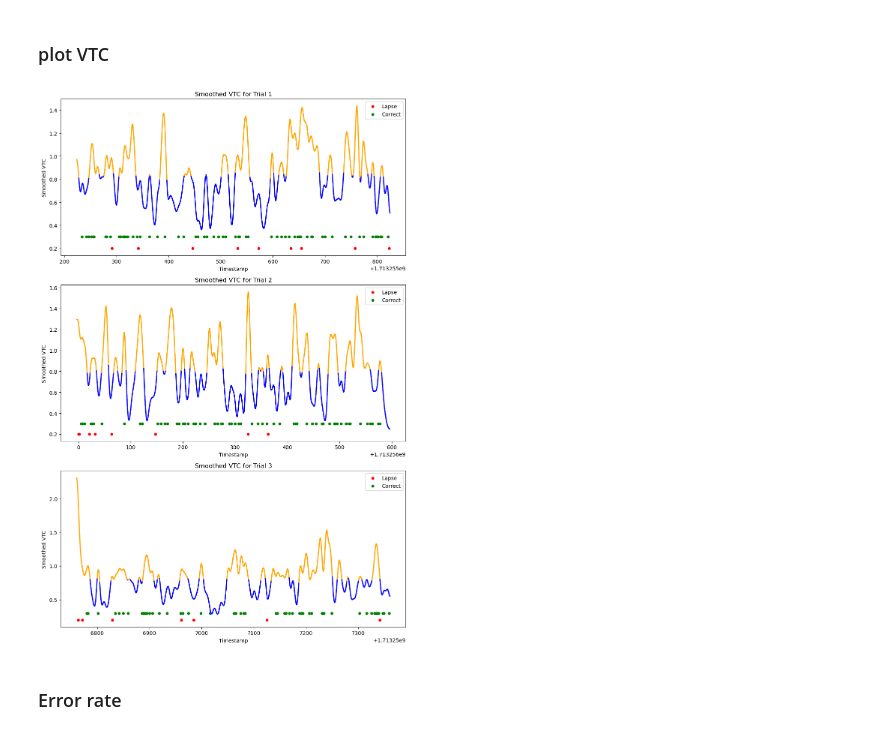
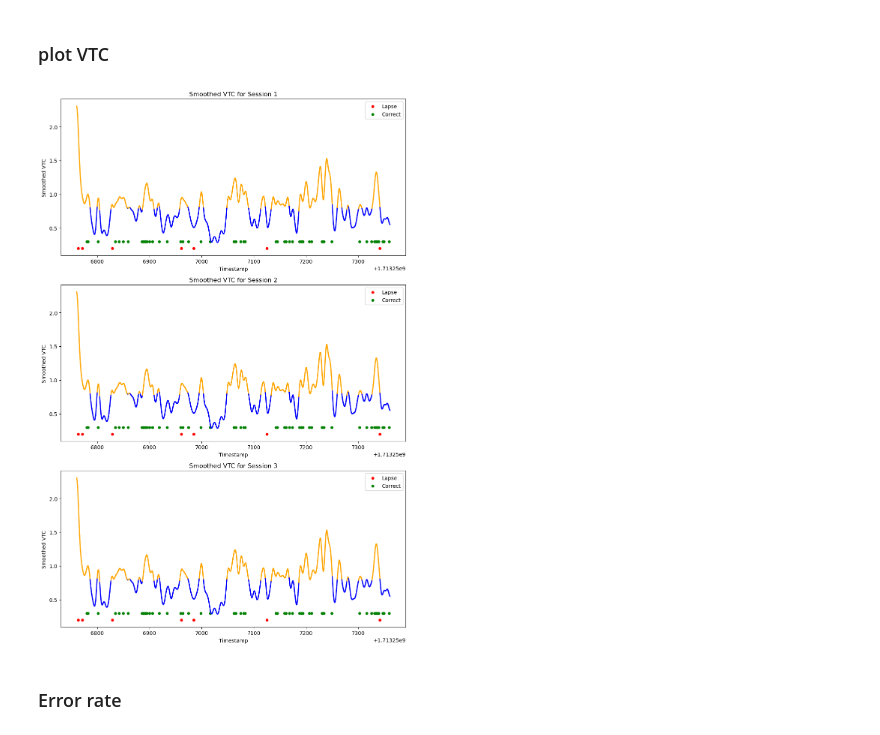
Before and after one commit to henrisuurorg/measure-attention-eeg, a Jupyter notebook: training/gradcpt_analysis.ipynb, the cells around one changed output. Drawn from its saved outputs; the diff is of its cells as text; code cells hidden in the pictures.

```diff
--- a/training/gradcpt_analysis.ipynb
+++ b/training/gradcpt_analysis.ipynb
@@ -19,10 +19,10 @@ gradcpt_data.head()
 # %%
 # Create a single column with categorical labels
 conditions = [
-    (gradcpt_data['Mountain'] & gradcpt_data['Button pressed']),
-    (~gradcpt_data['Mountain'] & ~gradcpt_data['Button pressed']),
-    (gradcpt_data['Mountain'] & ~gradcpt_data['Button pressed']),
-    (~gradcpt_data['Mountain'] & gradcpt_data['Button pressed'])
+    (gradcpt_data['Mountain'] & gradcpt_data['Button Pressed']),
+    (~gradcpt_data['Mountain'] & ~gradcpt_data['Button Pressed']),
+    (gradcpt_data['Mountain'] & ~gradcpt_data['Button Pressed']),
+    (~gradcpt_data['Mountain'] & gradcpt_data['Button Pressed'])
 ]
 choices = ['Lapse', 'Omission', 'Correct', 'Baseline']
 gradcpt_data['Condition'] = np.select(conditions, choices)
@@ -37,0 +303,25 @@ gradcpt_data.head()
+# %%
+import seaborn as sns
+import matplotlib.pyplot as plt
+from scipy import stats
+
+# Use Seaborn to create a scatter plot with a regression line
+plt.figure(figsize=(10, 6))
+ax = sns.regplot(x='Lapse Rate', y='CV Rate', data=aggregated_data,
+                 color='blue', marker='+', scatter_kws={'s': 100})
+
+# Calculate Pearson correlation coefficient and p-value
+pearson_coef, p_value = stats.pearsonr(aggregated_data['Lapse Rate'].dropna(), aggregated_data['CV Rate'].dropna())
+
+# Annotate the plot with the Pearson correlation coefficient and p-value
+plt.text(0.05, 0.95, f'Pearson r: {pearson_coef:.2f}, p-value: {p_value:.3f}',
+         ha='left', va='top', transform=ax.transAxes, fontsize=12)
+
+plt.title('Lapse Rate vs. CV Rate with Regression Line', fontsize=16)
+plt.xlabel('Average Lapse Rate (Mountain Trials)', fontsize=14)
+plt.ylabel('Average Coefficient of Variation (Baseline Trials)', fontsize=14)
+plt.xlim(left=0)  # Start x-axis from 0
+plt.ylim(bottom=0)  # Start y-axis from 0
+plt.grid(True)
+
+plt.show()
@@ -48,45 +340,45 @@ import numpy as np
 fig, axes = plt.subplots(3, 1, figsize=(10, 15))  # Adjust the figure size to fit three plots
 
 # Trials to plot
-trials = [1, 2, 3]
+sessions = [1, 2, 3]
 
 # Iterate over each subplot and plot each trial
-for ax, trial in zip(axes, trials):
+for ax, session in zip(axes, sessions):
     # Filter data for the current trial and Subject 11
-    trial_data = gradcpt_data[(gradcpt_data['Trial'] == trial) & (gradcpt_data['Subject'] == 11)]
+    trial_data = gradcpt_data[(gradcpt_data['Session'] == trial) & (gradcpt_data['Subject'] == 11)]
 
     # Calculate the mean of Smoothed VTC
     mean_vtc = trial_data['Smoothed VTC'].mean()
 
     # Plotting VTC data
     for i in range(len(trial_data) - 1):
         x_values = trial_data['Timestamp'][i:i+2]
         y_values = trial_data['Smoothed VTC'][i:i+2]
         color = 'orange' if y_values.mean() > mean_vtc else 'blue'
         ax.plot(x_values, y_values, color=color, linewidth=2)
 
     # Add dots for Lapses and Corrects at fixed y positions with smaller size
     conditions = [('Lapse', 'red', 0.2), ('Correct', 'green', 0.3)]
     for condition, marker_color, y_position in conditions:
         condition_data = trial_data[trial_data['Condition'] == condition]
         ax.scatter(condition_data['Timestamp'], [y_position] * len(condition_data), color=marker_color, s=20, label=condition)
 
     # Set titles and labels
-    ax.set_title(f'Smoothed VTC for Trial {trial}')
+    ax.set_title(f'Smoothed VTC for Session {session}')
     ax.set_xlabel('Timestamp')
     ax.set_ylabel('Smoothed VTC')
 
     # Add legend to distinguish conditions
     ax.legend()
 
 # Adjust layout to prevent overlap
 plt.tight_layout()
 
 # Show plot
 plt.savefig('erik_zones_trials.png', dpi=300)  # Save the figure as a PNG file with high resolution
 plt.show()
 # %% [output]
-[figure, old version]
+[figure, new version]
 # %% [markdown]
 ### Error rate
 # %%
```
Also changed, not shown: parts of 10 cells of this notebook, 7 other files.
